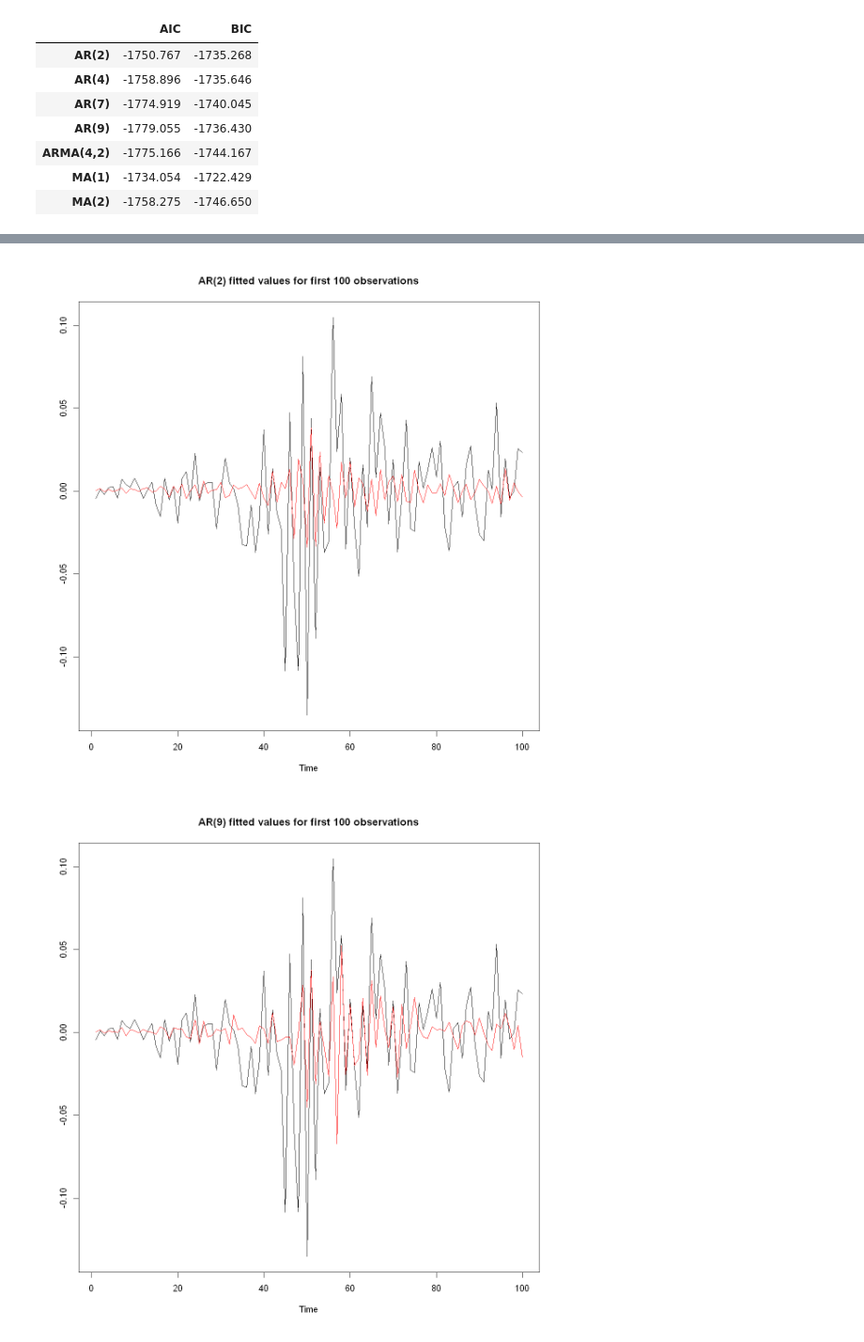
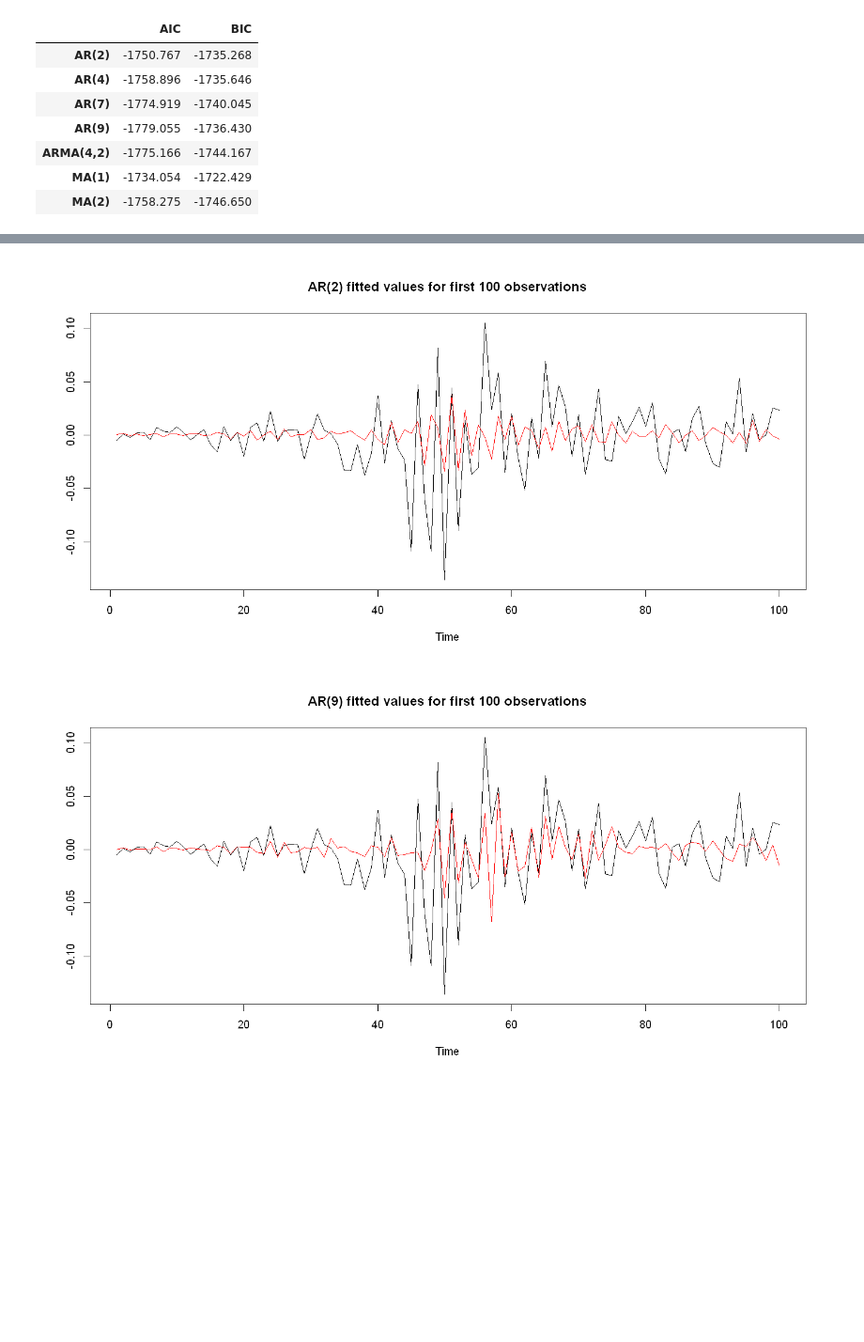
Before and after one commit to hawk-s/Financial_Econometrics, a Jupyter notebook: HA2/HA2_P2.ipynb, the cells around one changed output, grey strips where cells are left out. Shown: that part at 94% size. Saved outputs shown, nothing was run; the diff lists cells and outputs as text; code cells hidden in the pictures; blank space fills up the shorter version.

```diff
--- a/HA2/HA2_P2.ipynb
+++ b/HA2/HA2_P2.ipynb
@@ -1043,19 +1035,21 @@ lines(rets1_arma42$fitted, col = 'red')
 # %%
+options(repr.plot.width = 12, repr.plot.height = 6)
+
 # AR(2) Model
 plot.ts(rets1[1:100], ylab = NA, main = 'AR(2) fitted values for first 100 observations')
 lines(rets1_ar2$fitted[1:100], col = 'red')
 
 # AR(9) Model
 plot.ts(rets1[1:100], ylab = NA, main = 'AR(9) fitted values for first 100 observations')
 lines(rets1_ar9$fitted[1:100], col = 'red')
 
 # MA(2) Model
 plot.ts(rets1[1:100], ylab = NA, main = 'MA(2) fitted values for first 100 observations')
 lines(rets1_ma2$fitted[1:100], col = 'red')
 
 # ARMA(4,2) Model
 plot.ts(rets1[1:100], ylab = NA, main = 'ARMA(4,2) fitted values for first 100 observations')
 lines(rets1_arma42$fitted[1:100], col = 'red')
 # %% [output]
-[figure, old version]
+[figure, new version]
-[figure, old version]
+[figure, new version]
```
Also changed, not shown: parts of 11 cells of this notebook.
